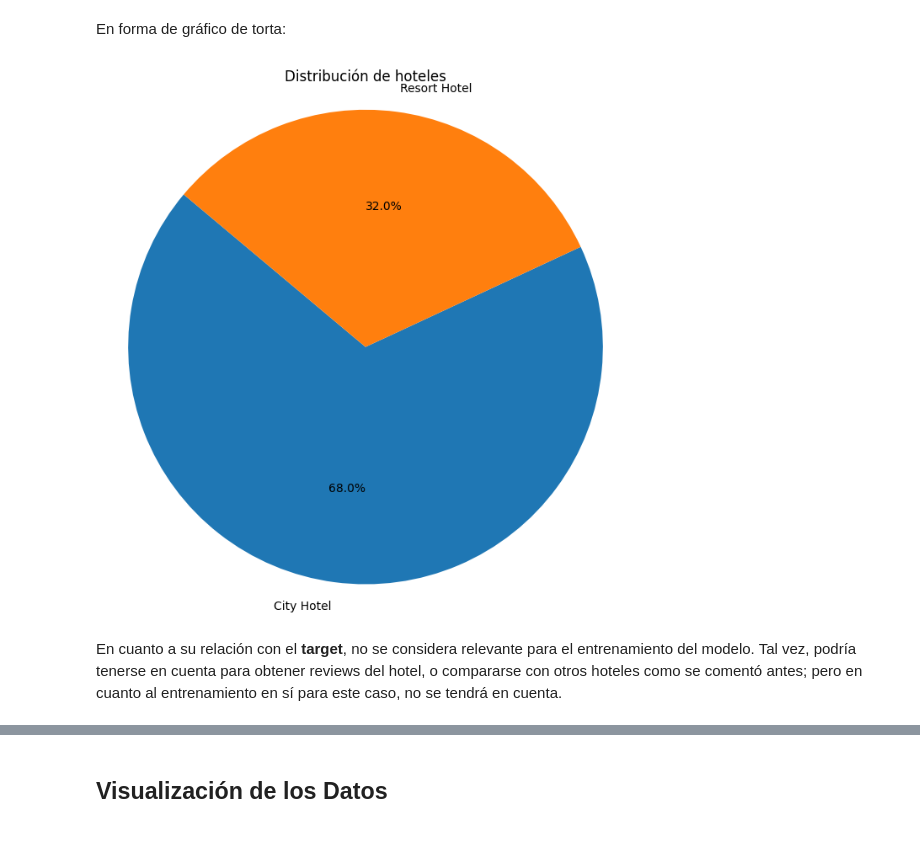
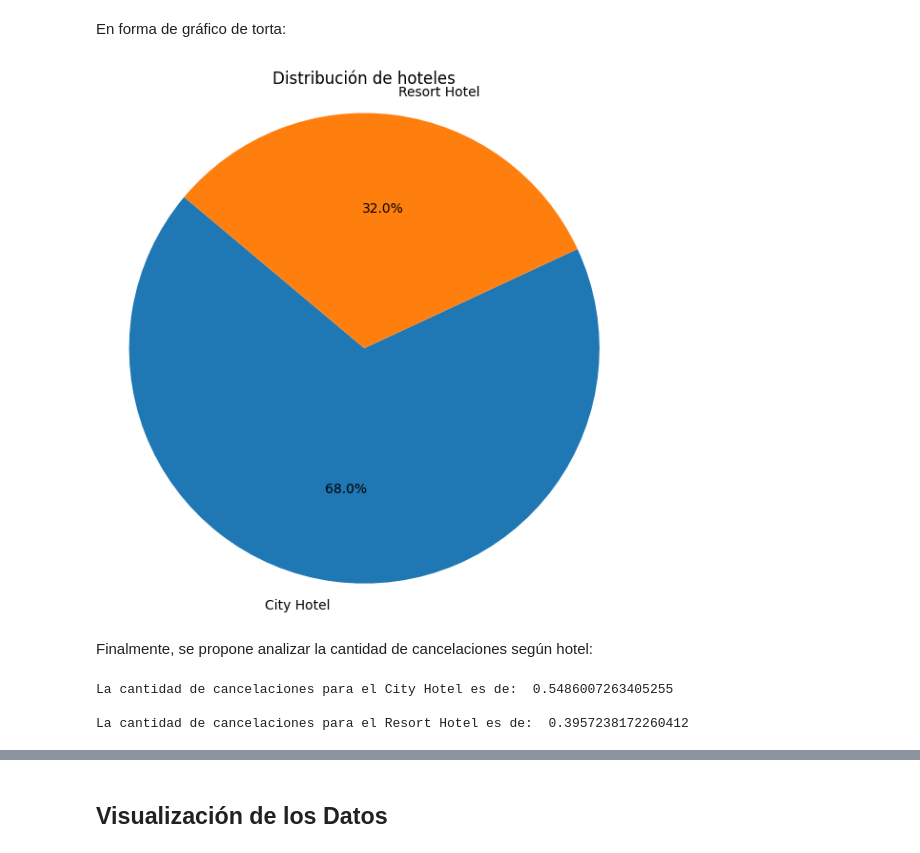
Before and after one commit to InspectorDave/OrgaDeDatos-TPs, a Jupyter notebook: 7506R_TP1_GRUPO11_CHP1_ENTREGA.ipynb, the cells around one changed output, grey strips where cells are left out. Cells and saved outputs as stored; diff of their text form; code cells hidden in the pictures.

```diff
--- a/7506R_TP1_GRUPO11_CHP1_ENTREGA.ipynb
+++ b/7506R_TP1_GRUPO11_CHP1_ENTREGA.ipynb
@@ -128,12 +122,29 @@ plt.show()
 # %% [markdown]
 En forma de gráfico de torta:
 # %%
-plt.figure(figsize=(8, 8))
+plt.figure(figsize=(7, 7))
 plt.pie(hotel_counts, labels=hotel_counts.index, autopct='%1.1f%%', startangle=140)
 plt.axis('equal')
 plt.title('Distribución de hoteles')
 plt.show()
 # %% [output]
-[figure, old version]
+[figure, new version]
-# %% [markdown]
-En cuanto a su relación con el **target**, no se considera relevante para el entrenamiento del modelo. Tal vez, podría tenerse en cuenta para obtener reviews del hotel, o compararse con otros hoteles como se comentó antes; pero en cuanto al entrenamiento en sí para este caso, no se tendrá en cuenta.
+# %% [markdown]
+Finalmente, se propone analizar la cantidad de cancelaciones según hotel:
+# %%
+
+city_hotel_df = hotels_df[hotels_df['hotel'] == "City Hotel"]
+city_hotel_cancelations = city_hotel_df[city_hotel_df['is_canceled'] == 1]
+city_hotel_cancelations_percentage = len(city_hotel_cancelations) / len(city_hotel_df)
+
+resort_hotel_df = hotels_df[hotels_df['hotel'] == "Resort Hotel"]
+resort_hotel_cancelations = resort_hotel_df[resort_hotel_df['is_canceled'] == 1]
+resort_hotel_cancelations_percentage = len(resort_hotel_cancelations) / len(resort_hotel_df)
+
+print("La cantidad de cancelaciones para el City Hotel es de: ", city_hotel_cancelations_percentage)
+print()
+print("La cantidad de cancelaciones para el Resort Hotel es de: ", resort_hotel_cancelations_percentage)
+# %% [output]
+La cantidad de cancelaciones para el City Hotel es de:  0.5486007263405255
+
+La cantidad de cancelaciones para el Resort Hotel es de:  0.3957238172260412
```
Also changed, not shown: parts of 25 cells of this notebook.
